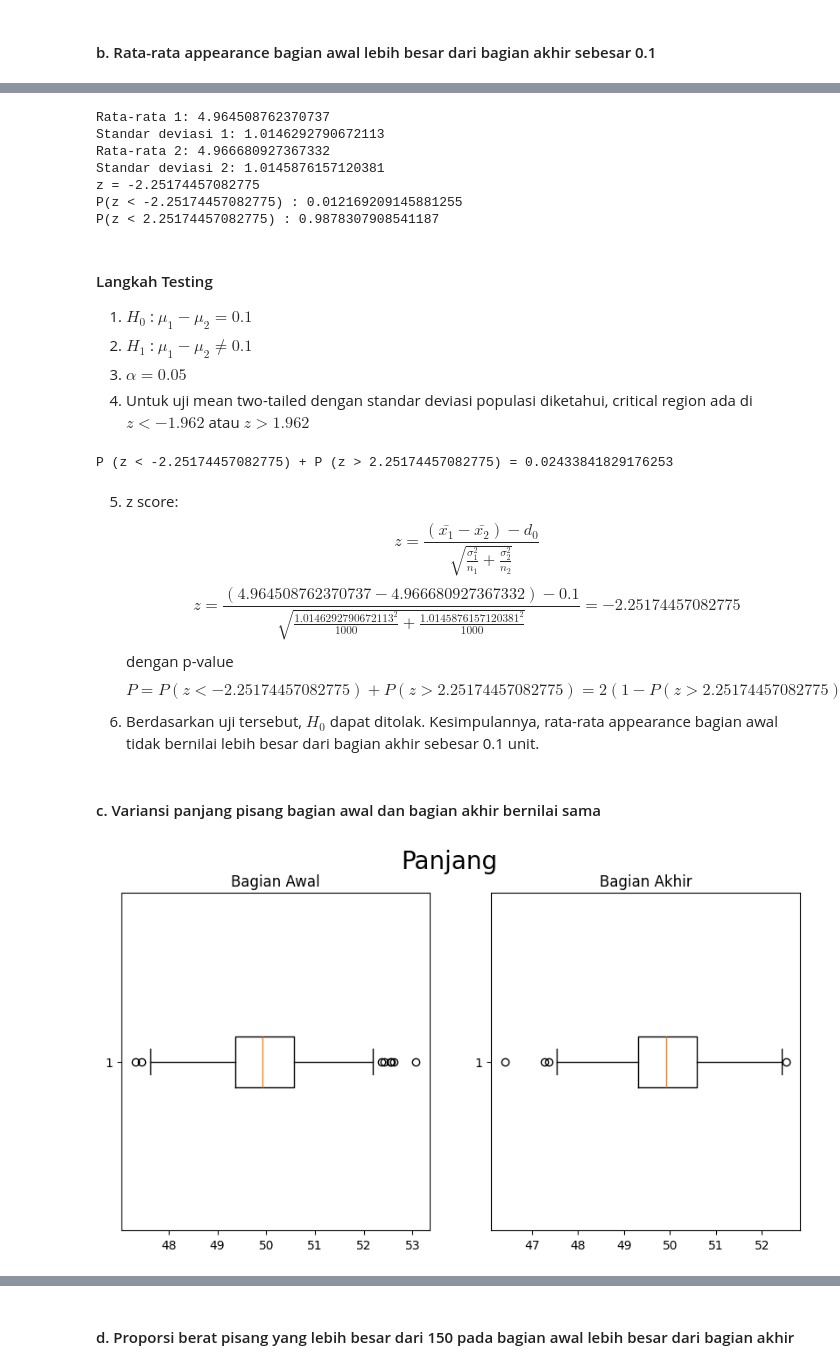
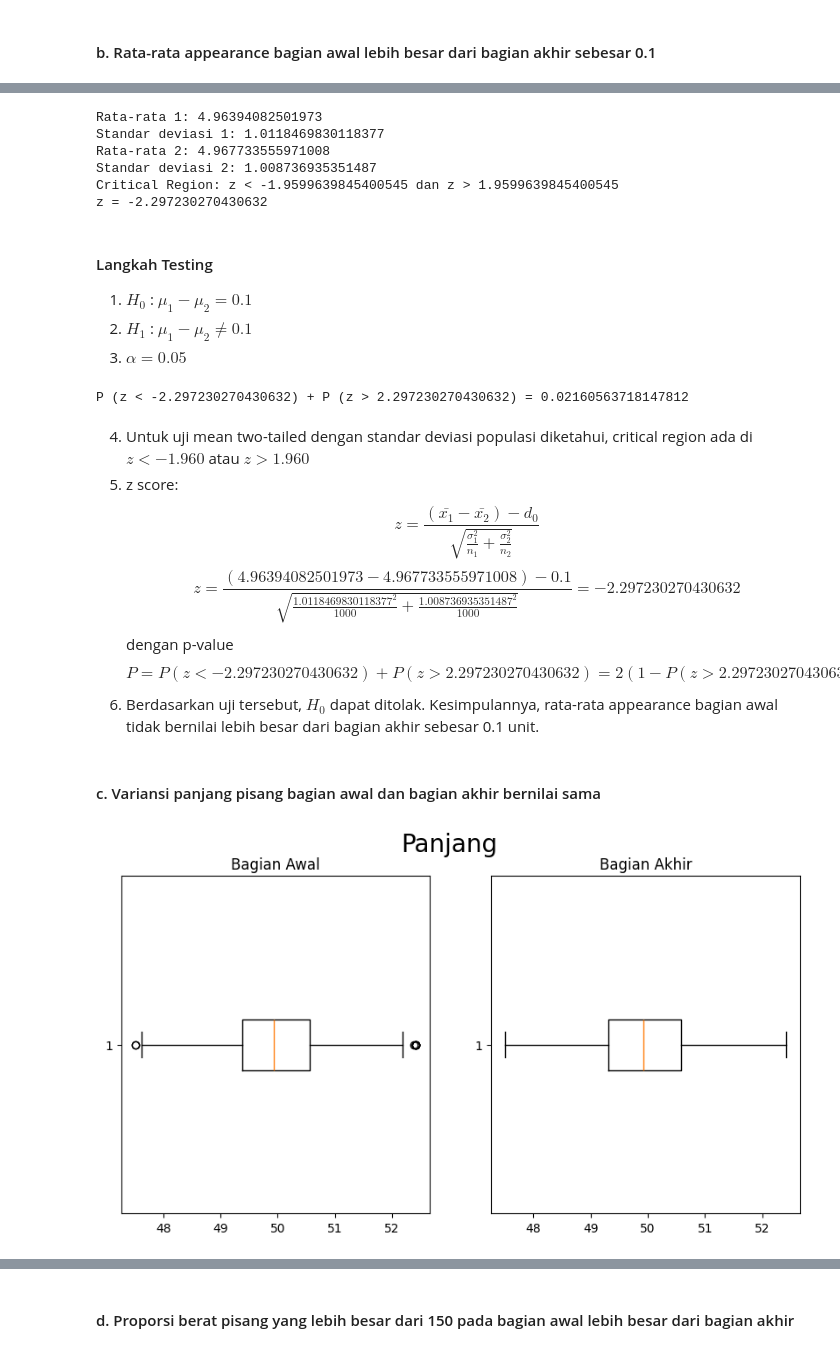
Before and after one commit to NameLessAth/Tubes-probstat, a Jupyter notebook: K02-IF2220-13522044-13522106.ipynb, the cells around one changed output, grey strips where cells are left out. Cells and saved outputs as stored; diff of their text form; code cells hidden in the pictures.

Commit message:
sudah menggunakan data non outlier, finishing

```diff
--- a/K02-IF2220-13522044-13522106.ipynb
+++ b/K02-IF2220-13522044-13522106.ipynb
@@ -430,50 +445,49 @@ plt.show()
 # %%
-print(f"Rata-rata 1: {np.mean(lower_half)}")
-print(f"Standar deviasi 1: {np.std(lower_half)}")
-print(f"Rata-rata 2: {np.mean(upper_half)}")
-print(f"Standar deviasi 2: {np.std(upper_half)}")
-n = databasenya.shape[0] / 2
-zscore = (np.mean(lower_half) - np.mean(upper_half) - 0.1) / ( np.sqrt((np.std(lower_half) ** 2 / n)+(np.std(upper_half) ** 2 / n)))
-print(f"z = {zscore}")
-print(f"P(z < {zscore}) : {scipy.stats.norm.cdf(zscore)}")
-print(f"P(z < {-1*zscore}) : {scipy.stats.norm.cdf(-1*zscore)}")
+print(f"Rata-rata 1: {np.mean(lower_half_appearance)}")
+print(f"Standar deviasi 1: {np.std(lower_half_appearance)}")
+print(f"Rata-rata 2: {np.mean(upper_half_appearance)}")
+print(f"Standar deviasi 2: {np.std(upper_half_appearance)}")
+n_appearance = databaseNonOutlier.shape[0] / 2
+z0_appearance = scipy.stats.norm.ppf(0.05 / 2) * (-1)
+print(f"Critical Region: z < {-z0_appearance} dan z > {z0_appearance}")
+zscore_appearance = (np.mean(lower_half_appearance) - np.mean(upper_half_appearance) - 0.1) / ( np.sqrt((np.std(lower_half_appearance) ** 2 / n_appearance)+(np.std(upper_half_appearance) ** 2 / n_appearance)))
+print(f"z = {zscore_appearance}")
 # %% [output]
-Rata-rata 1: 4.964508762370737
-Standar deviasi 1: 1.0146292790672113
-Rata-rata 2: 4.966680927367332
-Standar deviasi 2: 1.0145876157120381
-z = -2.25174457082775
-P(z < -2.25174457082775) : 0.012169209145881255
-P(z < 2.25174457082775) : 0.9878307908541187
+Rata-rata 1: 4.96394082501973
+Standar deviasi 1: 1.0118469830118377
+Rata-rata 2: 4.967733555971008
+Standar deviasi 2: 1.008736935351487
+Critical Region: z < -1.9599639845400545 dan z > 1.9599639845400545
+z = -2.297230270430632
 # %% [markdown]
 #### Langkah Testing
 1. $H_0$ : $\mu_1 - \mu_2 = 0.1$
 2. $H_1$ : $\mu_1 - \mu_2 \neq 0.1$
 3. $\alpha = 0.05$
-4. Untuk uji mean two-tailed dengan standar deviasi populasi diketahui, critical region ada di $z < -1.962$ atau $z > 1.962$
 # %%
-p = 1 - scipy.stats.norm.cdf(-zscore)
-print(f"P (z < {zscore}) + P (z > {-zscore}) = {2 * p}")
+p_appearance = 1 - scipy.stats.norm.cdf(-zscore_appearance)
+print(f"P (z < {zscore_appearance}) + P (z > {-zscore_appearance}) = {2 * p_appearance}")
 # %% [output]
-P (z < -2.25174457082775) + P (z > 2.25174457082775) = 0.02433841829176253
+P (z < -2.297230270430632) + P (z > 2.297230270430632) = 0.02160563718147812
 # %% [markdown]
+4. Untuk uji mean two-tailed dengan standar deviasi populasi diketahui, critical region ada di $z < -1.960$ atau $z > 1.960$
 5. z score:
 $$z = \frac{(\bar{x_1} - \bar{x_2}) - d_0}{\sqrt{\frac{σ_1^2}{n_1}+\frac{σ_2^2}{n_2}}}   $$
-$$z = \frac{(4.964508762370737 - 4.966680927367332) - 0.1}{\sqrt{\frac{1.0146292790672113^2}{1000}+\frac{1.0145876157120381^2}{1000}}} = -2.25174457082775   $$
-dengan p-value $$ P = P(z < -2.25174457082775) + P(z > 2.25174457082775) = 2(1 - P(z > 2.25174457082775)) = 0.02433841829176253 < 0.05$$
+$$z = \frac{(4.96394082501973 - 4.967733555971008) - 0.1}{\sqrt{\frac{1.0118469830118377^2}{1000}+\frac{1.008736935351487^2}{1000}}} = -2.297230270430632   $$
+dengan p-value $$ P = P(z < -2.297230270430632) + P(z > 2.297230270430632) = 2(1 - P(z > 2.297230270430632)) = 0.02160563718147812 < 0.05$$
 6. Berdasarkan uji tersebut,  $H_0$ dapat ditolak. Kesimpulannya, rata-rata appearance bagian awal tidak bernilai lebih besar dari bagian akhir sebesar 0.1 unit.
 # %% [markdown]
 #### c. Variansi panjang pisang bagian awal dan bagian akhir bernilai sama
 # %%
-lower_half = databasenya['Length'][:1000]
-upper_half = databasenya['Length'][1000:]
+lower_half_length = databaseNonOutlier['Length'][:1000]
+upper_half_length = databaseNonOutlier['Length'][1000:]
 fig, ax = plt.subplots(1, 2, figsize=(10, 5))
 fig.suptitle('Panjang', fontsize=20)
-ax[0].boxplot(lower_half, vert=False)
+ax[0].boxplot(lower_half_length, vert=False)
 ax[0].set_title('Bagian Awal')
-ax[1].boxplot(upper_half, vert=False)
+ax[1].boxplot(upper_half_length, vert=False)
 ax[1].set_title('Bagian Akhir')
 plt.show()
 # %% [output]
-[figure, old version]
+[figure, new version]
 # %%
```
Also changed, not shown: parts of 31 cells of this notebook.
